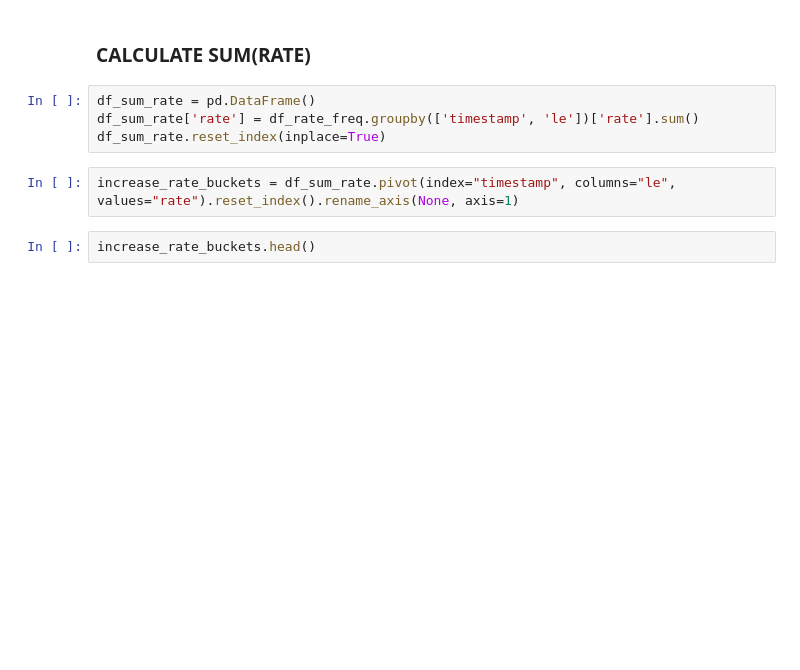
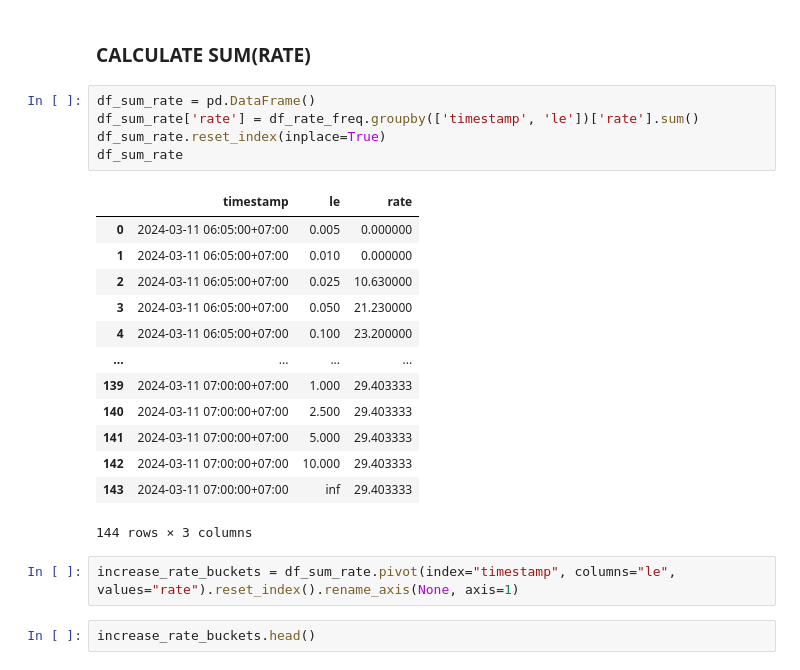
Before and after one commit to vuvietnguyenit/latency_reques_cal, a Jupyter notebook: notebooks/prometheus_histogram_latency.ipynb, the cells around one changed output. Saved outputs shown, nothing was run; the diff lists cells and outputs as text; blank space fills up the shorter version.

```diff
--- a/notebooks/prometheus_histogram_latency.ipynb
+++ b/notebooks/prometheus_histogram_latency.ipynb
@@ -83,7 +117,22 @@ df_rate_freq.head()
 # %%
 df_sum_rate = pd.DataFrame()
 df_sum_rate['rate'] = df_rate_freq.groupby(['timestamp', 'le'])['rate'].sum()
 df_sum_rate.reset_index(inplace=True)
+df_sum_rate
+# %% [output]
+|  | timestamp | le | rate |
+| 0 | 2024-03-11 06:05:00+07:00 | 0.005 | 0.000000 |
+| 1 | 2024-03-11 06:05:00+07:00 | 0.010 | 0.000000 |
+| 2 | 2024-03-11 06:05:00+07:00 | 0.025 | 10.630000 |
+| 3 | 2024-03-11 06:05:00+07:00 | 0.050 | 21.230000 |
+| 4 | 2024-03-11 06:05:00+07:00 | 0.100 | 23.200000 |
+| ... | ... | ... | ... |
+| 139 | 2024-03-11 07:00:00+07:00 | 1.000 | 29.403333 |
+| 140 | 2024-03-11 07:00:00+07:00 | 2.500 | 29.403333 |
+| 141 | 2024-03-11 07:00:00+07:00 | 5.000 | 29.403333 |
+| 142 | 2024-03-11 07:00:00+07:00 | 10.000 | 29.403333 |
+| 143 | 2024-03-11 07:00:00+07:00 | inf | 29.403333 |
+144 rows × 3 columns
 # %%
 increase_rate_buckets = df_sum_rate.pivot(index="timestamp", columns="le", values="rate").reset_index().rename_axis(None, axis=1)
 # %%
```
Also changed, not shown: parts of 4 cells of this notebook.
